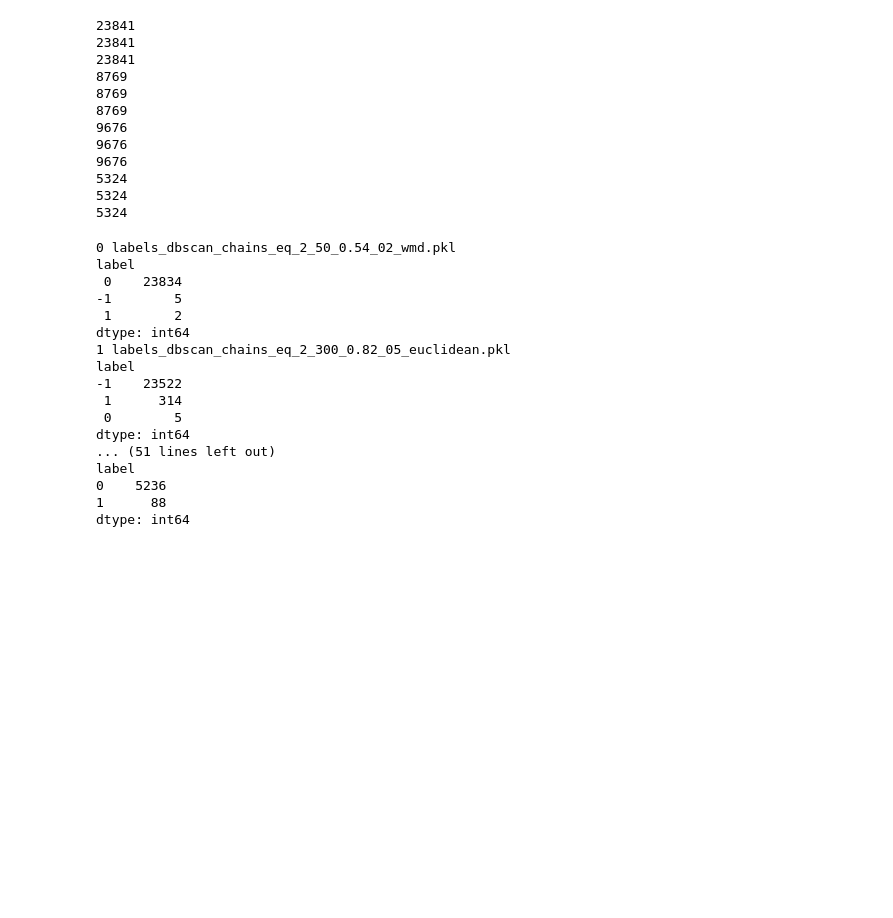
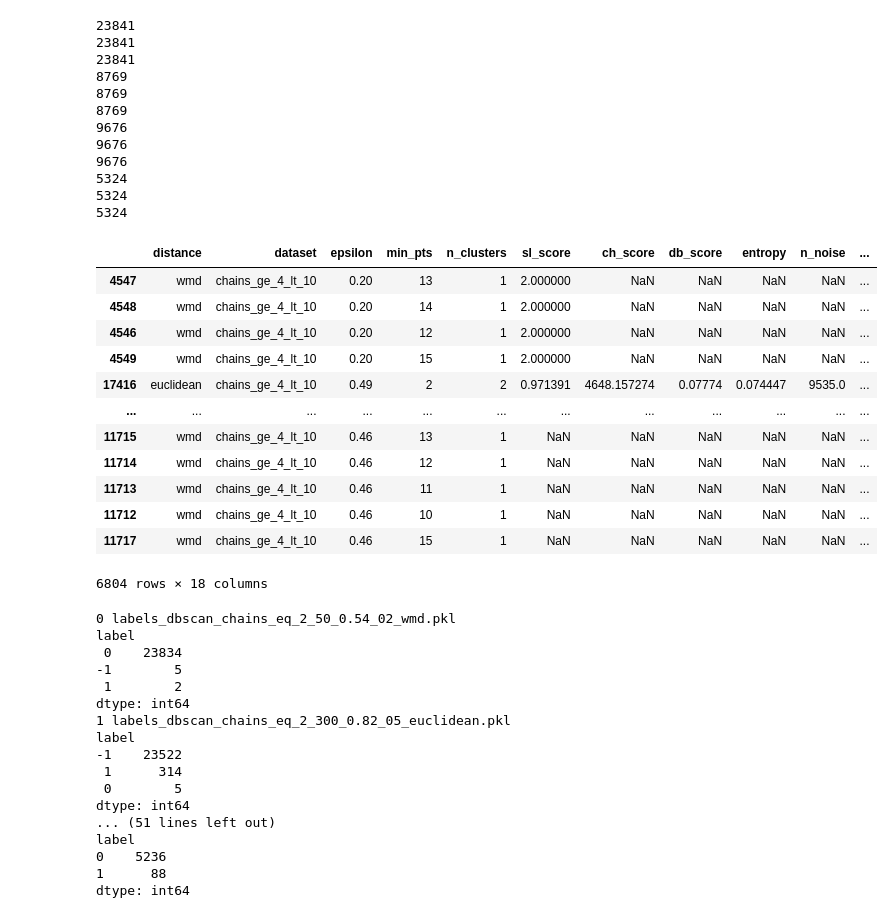
Before and after one commit to MiguelHeCa/tfm-nlp, a Jupyter notebook: notebooks/LabeledEmails.ipynb, the cells around one changed output. Drawn from its saved outputs; the diff is of its cells as text; code cells hidden in the pictures; blank space fills up the shorter version.

```diff
--- a/notebooks/LabeledEmails.ipynb
+++ b/notebooks/LabeledEmails.ipynb
@@ -188,6 +188,22 @@ parsed_emails = {dat:pd.read_pickle(Path(data_dir,f'parsed_emails_{dat}.pkl')) f
 # for dat in datasets:
 #     for i, c in enumerate(clusters[dat]):
 #         print(i, len(c))
+# %%
+df_dbscan.loc[df_dbscan['dataset']=='chains_ge_4_lt_10', :].sort_values(eval_scores[0],ascending=False)
+# %% [output]
+|  | distance | dataset | epsilon | min_pts | n_clusters | sl_score | ch_score | db_score | entropy | n_noise | ... |
+| 4547 | wmd | chains_ge_4_lt_10 | 0.20 | 13 | 1 | 2.000000 | NaN | NaN | NaN | NaN | ... |
+| 4548 | wmd | chains_ge_4_lt_10 | 0.20 | 14 | 1 | 2.000000 | NaN | NaN | NaN | NaN | ... |
+| 4546 | wmd | chains_ge_4_lt_10 | 0.20 | 12 | 1 | 2.000000 | NaN | NaN | NaN | NaN | ... |
+| 4549 | wmd | chains_ge_4_lt_10 | 0.20 | 15 | 1 | 2.000000 | NaN | NaN | NaN | NaN | ... |
+| 17416 | euclidean | chains_ge_4_lt_10 | 0.49 | 2 | 2 | 0.971391 | 4648.157274 | 0.07774 | 0.074447 | 9535.0 | ... |
+| ... | ... | ... | ... | ... | ... | ... | ... | ... | ... | ... | ... |
+| 11715 | wmd | chains_ge_4_lt_10 | 0.46 | 13 | 1 | NaN | NaN | NaN | NaN | NaN | ... |
+| 11714 | wmd | chains_ge_4_lt_10 | 0.46 | 12 | 1 | NaN | NaN | NaN | NaN | NaN | ... |
+| 11713 | wmd | chains_ge_4_lt_10 | 0.46 | 11 | 1 | NaN | NaN | NaN | NaN | NaN | ... |
+| 11712 | wmd | chains_ge_4_lt_10 | 0.46 | 10 | 1 | NaN | NaN | NaN | NaN | NaN | ... |
+| 11717 | wmd | chains_ge_4_lt_10 | 0.46 | 15 | 1 | NaN | NaN | NaN | NaN | NaN | ... |
+6804 rows × 18 columns
 # %%
 results = {}
 for dat in datasets:
```
Also changed, not shown: 1 other file.
